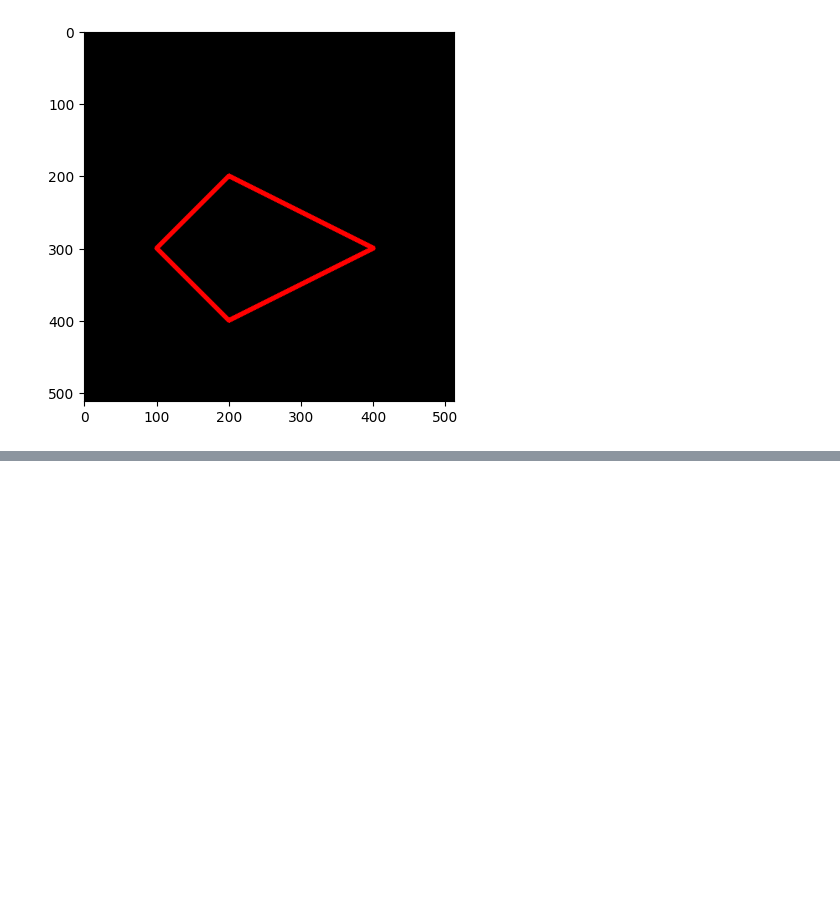
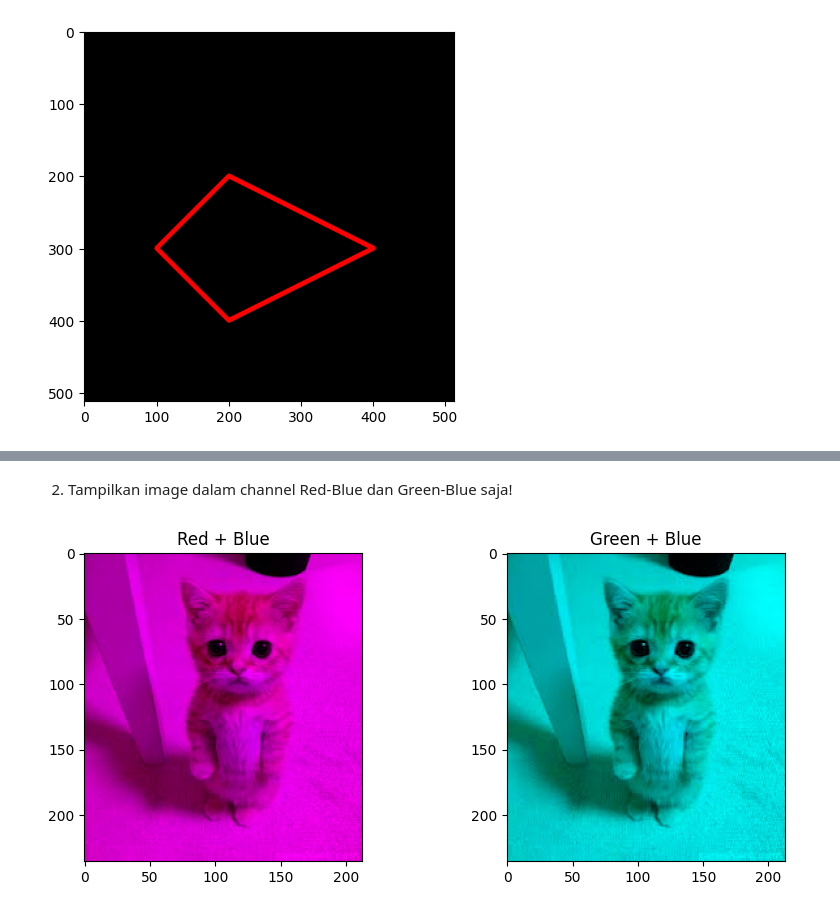
Before and after one commit to annisaeka123/PCVK-_Semester-5, a Jupyter notebook: Week2.ipynb, the cells around one changed output, grey strips where cells are left out. Saved outputs shown, nothing was run; the diff lists cells and outputs as text; code cells hidden in the pictures; blank space fills up the shorter version.

```diff
--- a/Week2.ipynb
+++ b/Week2.ipynb
@@ -184,0 +200,20 @@ plt.imshow(black_img2)
+# %% [markdown]
+2. Tampilkan image dalam channel Red-Blue dan Green-Blue saja!
+# %%
+RB = img_rgb.copy()
+RB[:,:,1] = 0     # channel hijau = 0 (sisa Red & Blue)
+
+GB = img_rgb.copy()
+GB[:,:,0] = 0     # channel merah = 0 (sisa Green & Blue)
+
+plt.figure(figsize=(10,4))
+plt.subplot(1,2,1)
+plt.imshow(RB)
+plt.title("Red + Blue")
+
+plt.subplot(1,2,2)
+plt.imshow(GB)
+plt.title("Green + Blue")
+plt.show()
+# %% [output]
+[figure, added]
```
Also changed, not shown: parts of 19 cells of this notebook.
